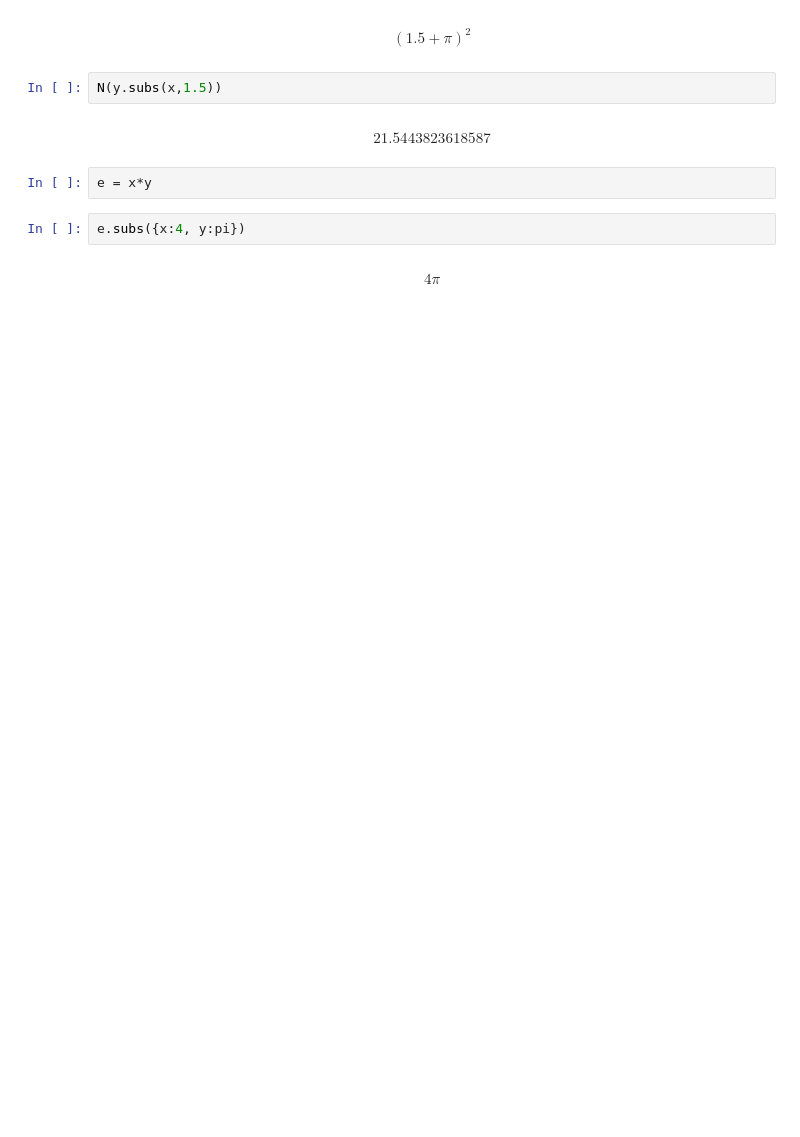
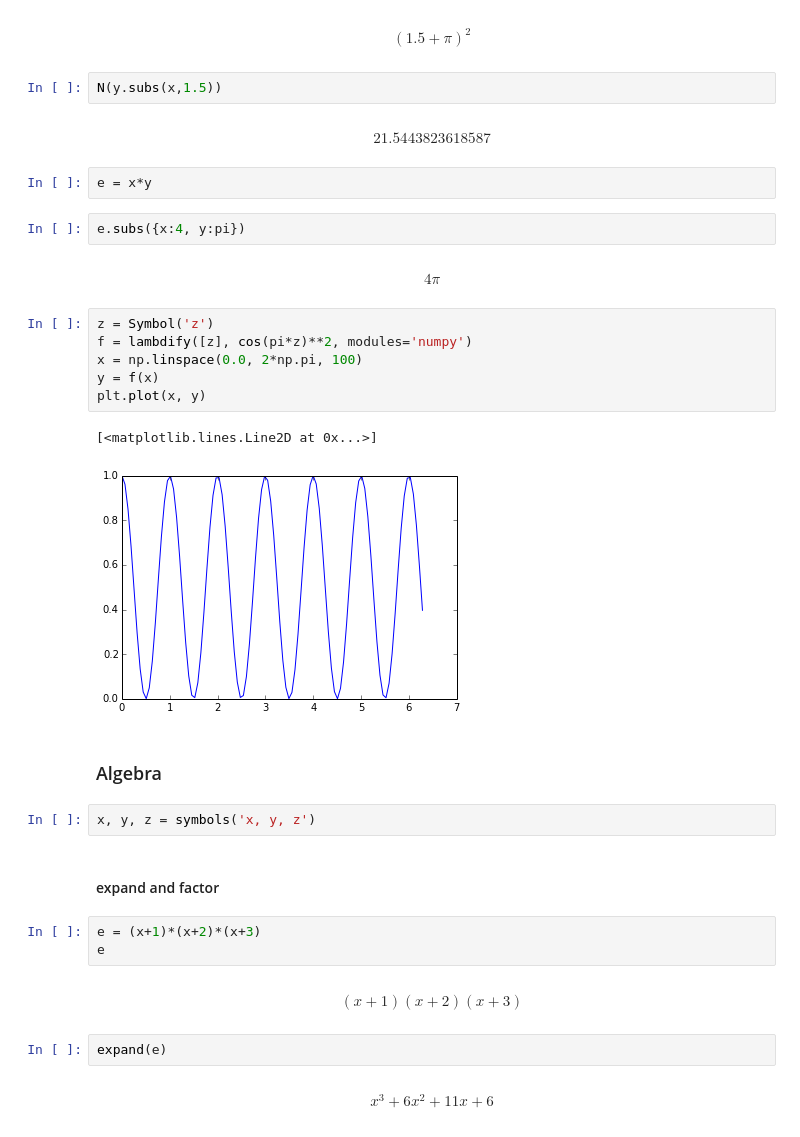
Before and after one commit to mnaworsk/PHYS202-S14, a Jupyter notebook: SciPy/Sympy.ipynb, the cells around one changed output. Cells and saved outputs as stored; diff of their text form; blank space fills up the shorter version.

```diff
--- a/SciPy/Sympy.ipynb
+++ b/SciPy/Sympy.ipynb
@@ -146,3 +146,27 @@ e = x*y
 e.subs({x:4, y:pi})
 # %% [output]
 $$4 \pi$$
+# %%
+z = Symbol('z')
+f = lambdify([z], cos(pi*z)**2, modules='numpy')
+x = np.linspace(0.0, 2*np.pi, 100)
+y = f(x)
+plt.plot(x, y)
+# %% [output]
+[<matplotlib.lines.Line2D at 0x...>]
+[figure, added]
+# %% [markdown]
+### Algebra
+# %%
+x, y, z = symbols('x, y, z')
+# %% [markdown]
+#### expand and factor
+# %%
+e = (x+1)*(x+2)*(x+3)
+e
+# %% [output]
+$$\left(x + 1\right) \left(x + 2\right) \left(x + 3\right)$$
+# %%
+expand(e)
+# %% [output]
+$$x^{3} + 6 x^{2} + 11 x + 6$$
```
Also changed, not shown: parts of 84 cells of this notebook, 1 other file.
